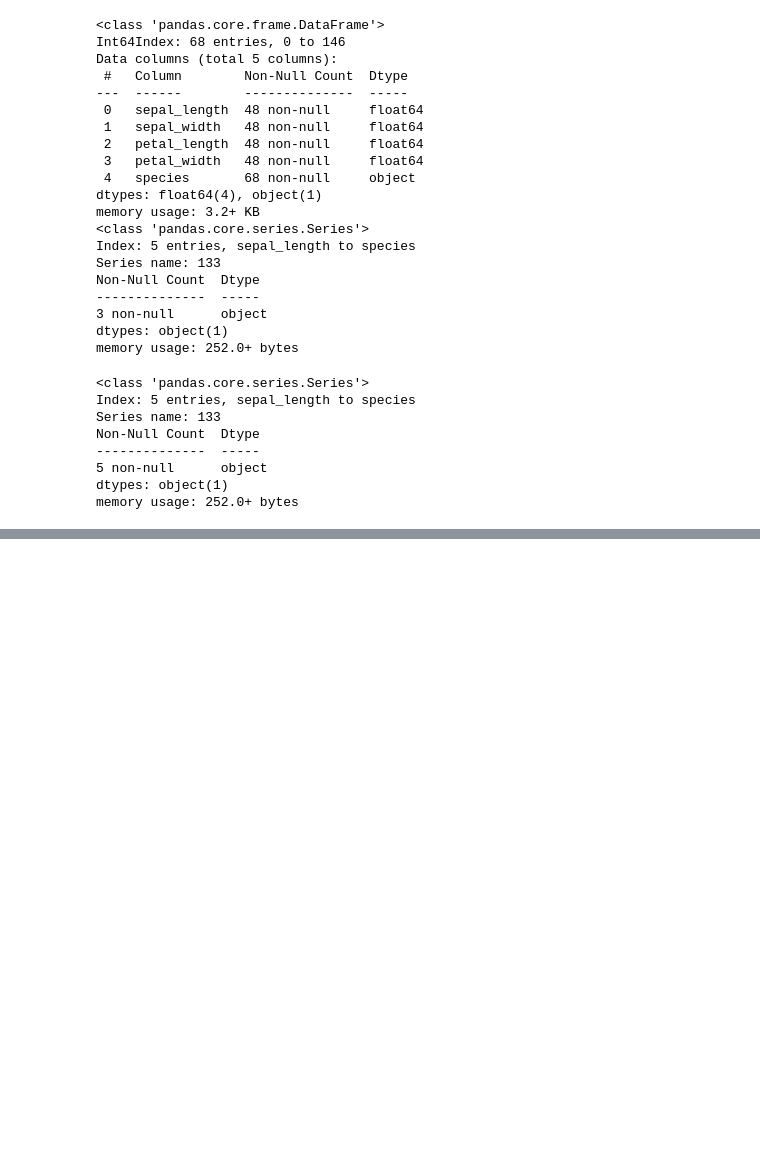
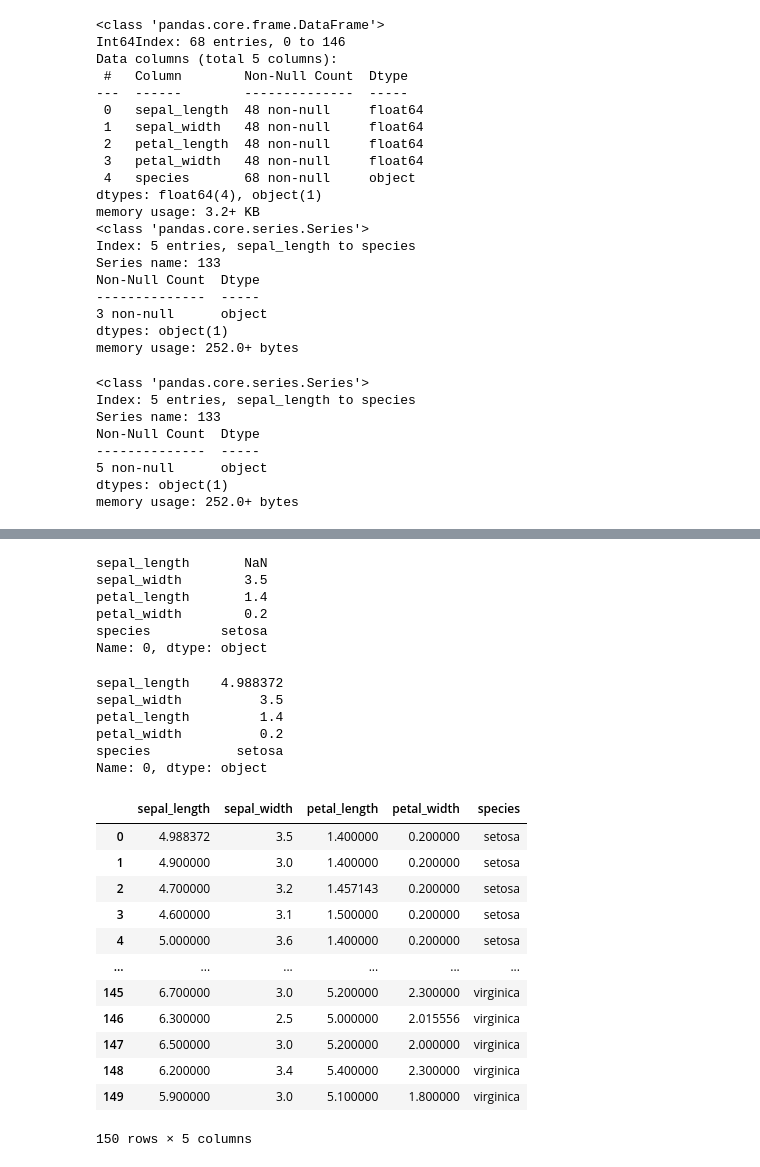
Before and after one commit to devna0111/ai_x, a Jupyter notebook: source/01_python/exercising_problems/ch11_복기.ipynb, the cells around one changed output, grey strips where cells are left out. Drawn from its saved outputs; the diff is of its cells as text; code cells hidden in the pictures; blank space fills up the shorter version.

```diff
--- a/source/01_python/exercising_problems/ch11_복기.ipynb
+++ b/source/01_python/exercising_problems/ch11_복기.ipynb
@@ -262,0 +302,35 @@ memory usage: 252.0+ bytes
+# %%
+iris.iloc[0]
+# %% [output]
+sepal_length       NaN
+sepal_width        3.5
+petal_length       1.4
+petal_width        0.2
+species         setosa
+Name: 0, dtype: object
+# %%
+iris.iloc[0].fillna(iris.groupby(iris.species).mean().loc[iris.iloc[0].species])
+# %% [output]
+sepal_length    4.988372
+sepal_width          3.5
+petal_length         1.4
+petal_width          0.2
+species           setosa
+Name: 0, dtype: object
+# %%
+iris_cover = iris.apply(lambda Series :Series.fillna(iris.groupby(iris.species).mean().loc[Series.species]), axis=1)
+iris_cover
+# %% [output]
+|  | sepal_length | sepal_width | petal_length | petal_width | species |
+| 0 | 4.988372 | 3.5 | 1.400000 | 0.200000 | setosa |
+| 1 | 4.900000 | 3.0 | 1.400000 | 0.200000 | setosa |
+| 2 | 4.700000 | 3.2 | 1.457143 | 0.200000 | setosa |
+| 3 | 4.600000 | 3.1 | 1.500000 | 0.200000 | setosa |
+| 4 | 5.000000 | 3.6 | 1.400000 | 0.200000 | setosa |
+| ... | ... | ... | ... | ... | ... |
+| 145 | 6.700000 | 3.0 | 5.200000 | 2.300000 | virginica |
+| 146 | 6.300000 | 2.5 | 5.000000 | 2.015556 | virginica |
+| 147 | 6.500000 | 3.0 | 5.200000 | 2.000000 | virginica |
+| 148 | 6.200000 | 3.4 | 5.400000 | 2.300000 | virginica |
+| 149 | 5.900000 | 3.0 | 5.100000 | 1.800000 | virginica |
+150 rows × 5 columns
```
Also changed, not shown: parts of 6 cells of this notebook, 4 other files.
